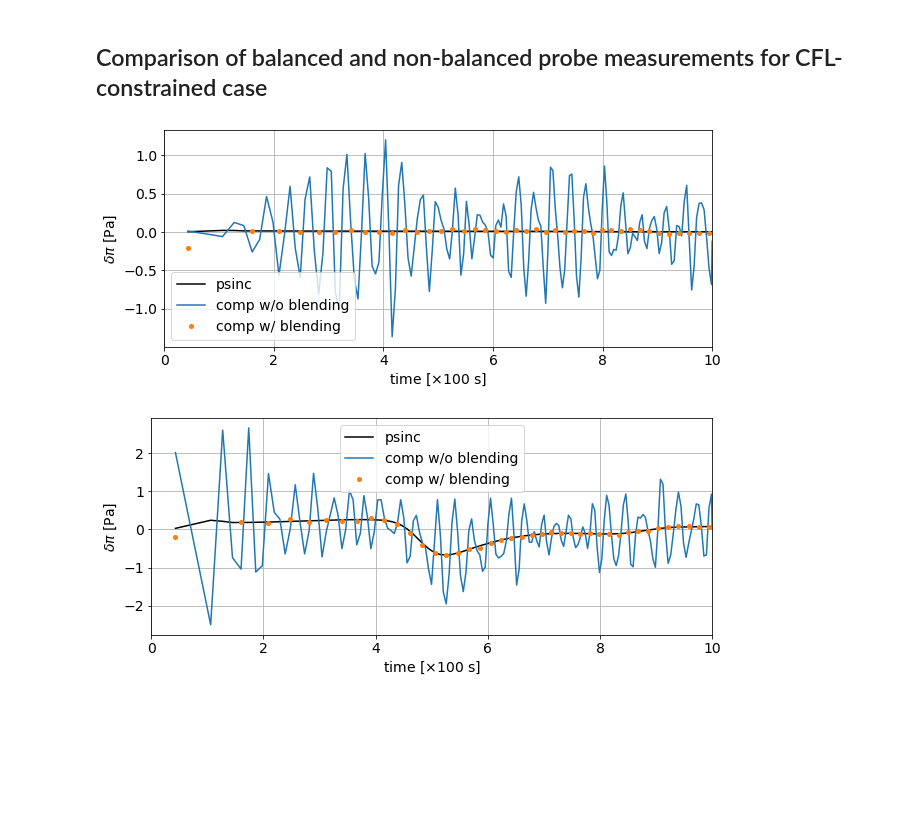
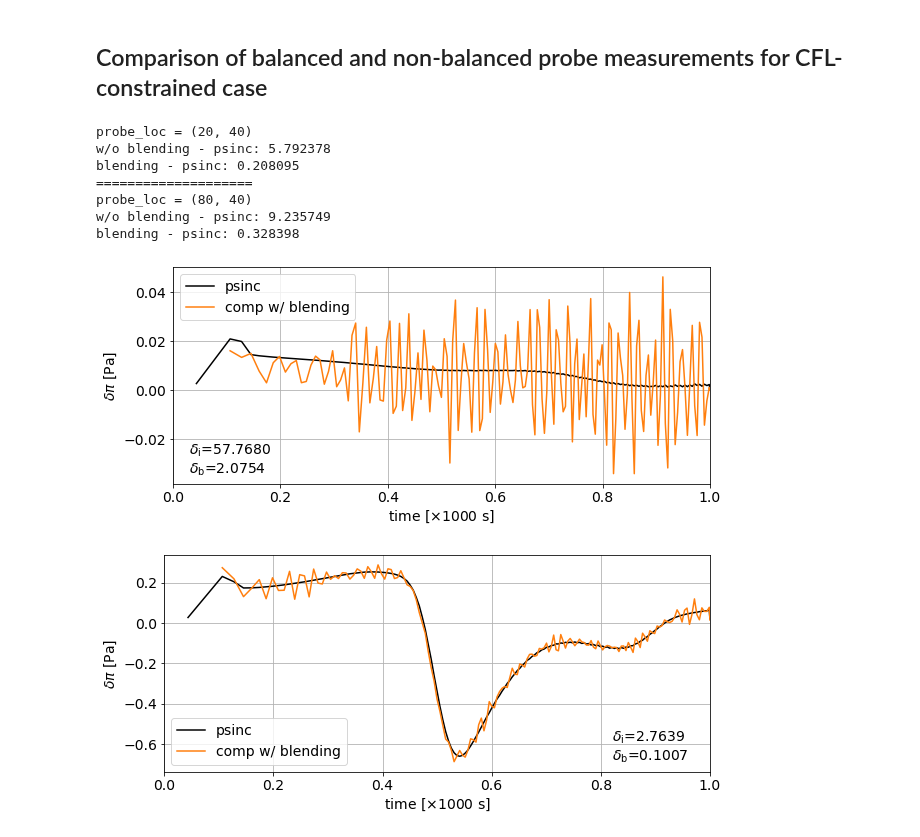
Before and after one commit to ray-chew/pyBELLA, a Jupyter notebook: visualiser_debugger/review_localdab/rising_bubble_initial_blending.ipynb, the cells around one changed output. Cells and saved outputs as stored; diff of their text form; code cells hidden in the pictures; blank space fills up the shorter version.

```diff
--- a/visualiser_debugger/review_localdab/rising_bubble_initial_blending.ipynb
+++ b/visualiser_debugger/review_localdab/rising_bubble_initial_blending.ipynb
@@ -269,7 +321,7 @@ directory = "output_rising_bubble"
 
 py_directory = "../../%s/" %directory
 
-et = 10.0
+et = 1.0
 N = 1
 Nx, Ny = 160, 80
 tc = utils.test_case(base_fn,py_directory,Nx,Ny,et)
@@ -278,8 +330,8 @@ p_ref = 8.61 * 1e4
 # times = np.arange(0,527)[1:]#[:186]
 times = np.arange(0,164)#[:19]
 
-probe_loc = [19,39]
-# probe_loc = [79,39]
+probe_loc = [20,40]
+# probe_loc = [80,40]
 l_typ = 'WINDOW_STEP'
 
 rhoY = False
@@ -353,51 +405,78 @@ for i,attribute in enumerate(attributes):
         tt = tt[1:]
 
     ax.plot(tt, p1, 'k', ms=4, label=l1)
-    ax.plot(tt, p2, 'C0', label=l2)
-    ax.plot(tt, p3, 'C1o', ms=4, markevery=4, label=l3)
+#     ax.plot(tt, p2, 'C0', label=l2)
+    ax.plot(tt[1:], p3[1:], 'C1', ms=4, markevery=4, label=l3)
 
     fn = 'rb_slides'
 
     ax.set_ylabel(r'$\delta \pi$ [Pa]')
-    ax.set_xlabel(r'time [$\times 100$ s]')
-    ax.set_xlim([0.0,10.0])
+    ax.set_xlabel(r'time [$\times 1000$ s]')
+    ax.set_xlim([0.0,et])
     ax.grid()
     ax.legend()
+
+    l3a = ''
+    l3a += r'$\delta_{\rm{i}}$=%.4f' %((la.norm(p2[1:]-p1[1:]))/la.norm(p1[1:]))
+    l3a += '\n'
+    l3a += r'$\delta_{\rm{b}}$=%.4f' %((la.norm(p3[1:]-p1[1:]))/la.norm(p1[1:]))
+    ax.annotate(l3a, (0.03,-0.034))
 
     pl.img.tight_layout()
 
     fn = 'rb_cfl_%i_%i' %(probe_loc[0],probe_loc[1])
     pl.save_fig('./output/%s' %fn)
 
+    print("probe_loc = (%i, %i)" %(probe_loc[0],probe_loc[1]))
+    print("w/o blending - psinc: %.6f" %(la.norm(p2-p1)))
+    print("blending - psinc: %.6f" %(la.norm(p3[1:]-p1[1:])))
 
     ########################################
     #
     ########################################
 
-    probe_loc = [79,39]
+    probe_loc = [80,40]
     _, p1, _ = get_ens(sfx1, diff, attribute1)
     _, p2, _ = get_ens(sfx2, diff, attribute2)
     _, p3, _ = get_ens(sfx3, diff, attribute3)
 
     pl = pt.plotter_1d(figsize=fs,fontsize=14,ncols=1,nrows=1)
     ax = pl.get_ax(i)
 
     ax.plot(tt, p1, 'k', ms=4, label=l1)
-    ax.plot(tt, p2, 'C0', label=l2)
-    ax.plot(tt, p3, 'C1o', ms=4, markevery=4, label=l3)
+#     ax.plot(tt, p2, 'C0', label=l2)
+    ax.plot(tt[1:], p3[1:], 'C1', ms=4, markevery=4, label=l3)
 
     fn = 'rb_slides'
 
     ax.set_ylabel(r'$\delta \pi$ [Pa]')
-    ax.set_xlabel(r'time [$\times 100$ s]')
-    ax.set_xlim([0.0,10.0])
+    ax.set_xlabel(r'time [$\times 1000$ s]')
+    ax.set_xlim([0.0,et])
     ax.grid()
     ax.legend()
+
+    l3b = ''
+    l3b += r'$\delta_{\rm{i}}$=%.4f' %((la.norm(p2[1:]-p1[1:]))/la.norm(p1[1:]))
+    l3b += '\n'
+    l3b += r'$\delta_{\rm{b}}$=%.4f' %((la.norm(p3[1:]-p1[1:]))/la.norm(p1[1:]))
+    ax.annotate(l3b, (0.82,-0.68))
 
     pl.img.tight_layout()
 
     fn = 'rb_cfl_%i_%i' %(probe_loc[0],probe_loc[1])
     pl.save_fig('./output/%s' %fn)
+
+    print("====================")
+    print("probe_loc = (%i, %i)" %(probe_loc[0],probe_loc[1]))
+    print("w/o blending - psinc: %.6f" %(la.norm(p2-p1)))
+    print("blending - psinc: %.6f" %(la.norm(p3[1:]-p1[1:])))
 # %% [output]
+probe_loc = (20, 40)
+w/o blending - psinc: 5.792378
+blending - psinc: 0.208095
+====================
+probe_loc = (80, 40)
+w/o blending - psinc: 9.235749
+blending - psinc: 0.328398
-[figure, old version]
+[figure, new version]
-[figure, old version]
+[figure, new version]
```
Also changed, not shown: parts of 3 cells of this notebook, 5 other files.
